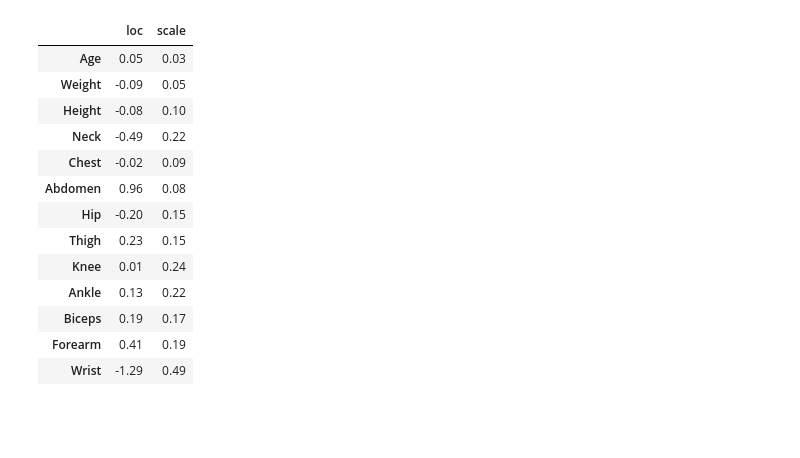
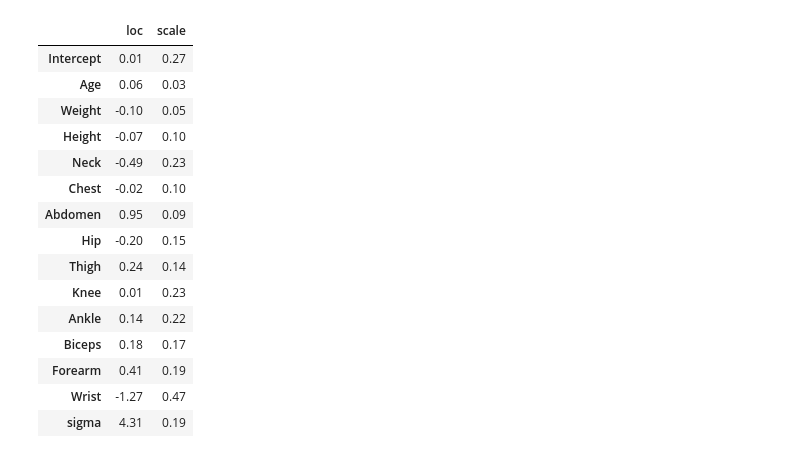
Before and after one commit to mkomod/variational-inference, a Jupyter notebook: py/bodyfat_regressions.ipynb, the cells around one changed output. Drawn from its saved outputs; the diff is of its cells as text; code cells hidden in the pictures; blank space fills up the shorter version.

```diff
--- a/py/bodyfat_regressions.ipynb
+++ b/py/bodyfat_regressions.ipynb
@@ -83,24 +107,32 @@ hmc_samples = br.run_hmc(x_data, y_data, model)
 # %%
 # HMC results
 pd.DataFrame({
-    "loc": hmc_samples["linear.weight"].mean(axis=0),
-    "scale": hmc_samples["linear.weight"].std(axis=0),
-}, index= list(data.drop("Bodyfat", axis=1).columns)).pipe(lambda df: np.round(df, 2))
+    "loc": np.append(
+        hmc_samples["linear.bias"].mean(),
+        np.append(hmc_samples["linear.weight"].mean(axis=0), hmc_samples["sigma"].mean())
+    ),
+    "scale": np.append(
+        hmc_samples["linear.bias"].std(),
+        np.append(hmc_samples["linear.weight"].std(axis=0), hmc_samples["sigma"].std())
+    ),
+}, index=["Intercept"] + list(data.drop("Bodyfat", axis=1).columns) + ["sigma"]).pipe(lambda df: np.round(df, 2))
 # %% [output]
 |  | loc | scale |
-| Age | 0.05 | 0.03 |
-| Weight | -0.09 | 0.05 |
-| Height | -0.08 | 0.10 |
-| Neck | -0.49 | 0.22 |
-| Chest | -0.02 | 0.09 |
-| Abdomen | 0.96 | 0.08 |
+| Intercept | 0.01 | 0.27 |
+| Age | 0.06 | 0.03 |
+| Weight | -0.10 | 0.05 |
+| Height | -0.07 | 0.10 |
+| Neck | -0.49 | 0.23 |
+| Chest | -0.02 | 0.10 |
+| Abdomen | 0.95 | 0.09 |
 | Hip | -0.20 | 0.15 |
-| Thigh | 0.23 | 0.15 |
-| Knee | 0.01 | 0.24 |
-| Ankle | 0.13 | 0.22 |
-| Biceps | 0.19 | 0.17 |
+| Thigh | 0.24 | 0.14 |
+| Knee | 0.01 | 0.23 |
+| Ankle | 0.14 | 0.22 |
+| Biceps | 0.18 | 0.17 |
 | Forearm | 0.41 | 0.19 |
-| Wrist | -1.29 | 0.49 |
+| Wrist | -1.27 | 0.47 |
+| sigma | 4.31 | 0.19 |
 # %%
 # compare HMC vs VI
 fig, axs = plt.subplots(nrows=1, ncols=2, figsize=(12, 6))
```
Also changed, not shown: parts of 15 cells of this notebook, 1 other file.
